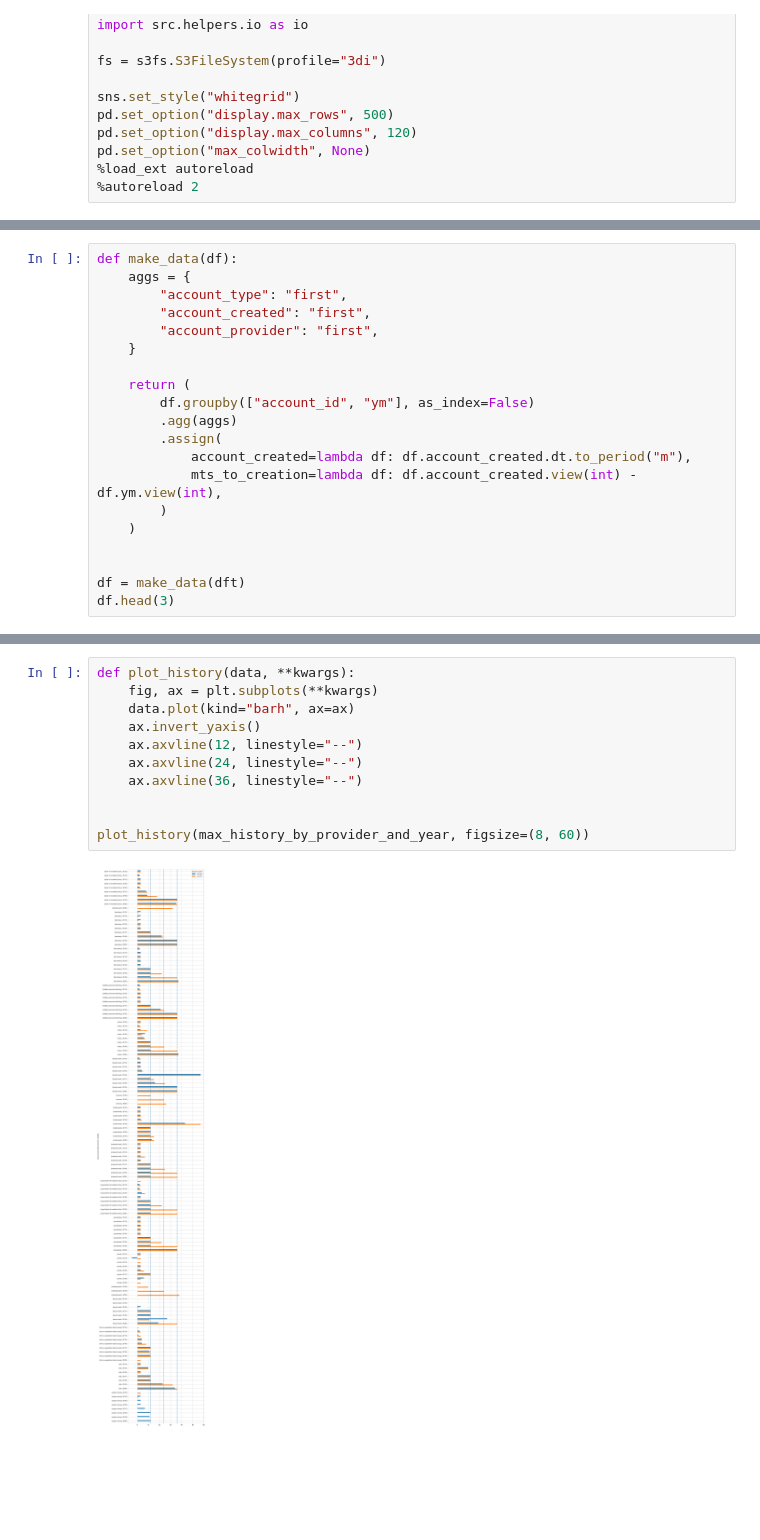
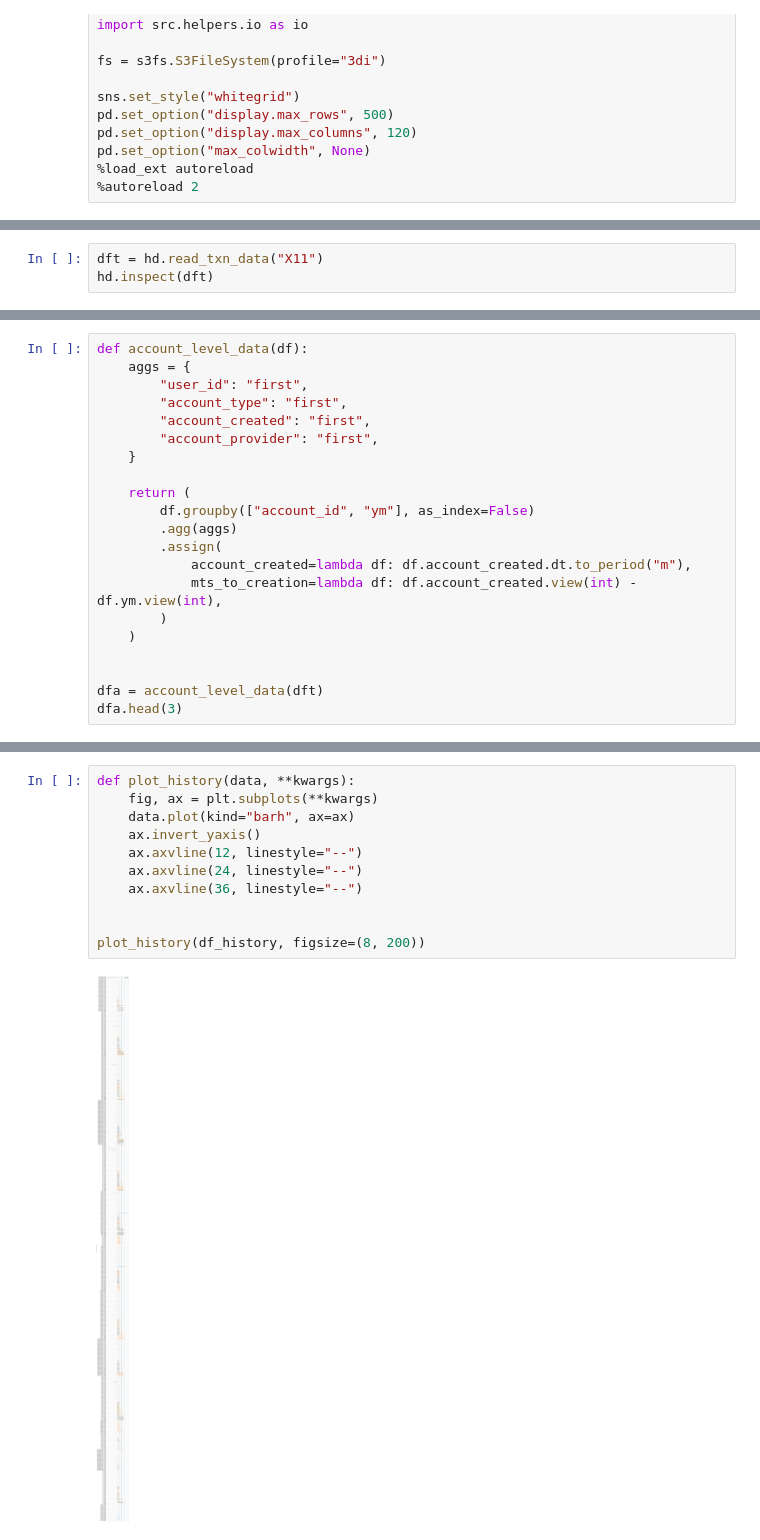
Before and after one commit to fabiangunzinger/mdb_eval, a Jupyter notebook: notebooks/available_account_history.ipynb, the cells around one changed output, grey strips where cells are left out. Cells and saved outputs as stored; diff of their text form; blank space fills up the shorter version.

```diff
--- a/notebooks/available_account_history.ipynb
+++ b/notebooks/available_account_history.ipynb
@@ -38,0 +33,3 @@ shape: (6,653,551, 35), users: 2734
+# %%
+dft = hd.read_txn_data("X11")
+hd.inspect(dft)
@@ -41,6 +44,7 @@ shape: (6,653,551, 35), users: 2734
 # %%
-def make_data(df):
+def account_level_data(df):
     aggs = {
+        "user_id": "first",
         "account_type": "first",
         "account_created": "first",
         "account_provider": "first",
@@ -56,6 +60,6 @@ def make_data(df):
     )
 
 
-df = make_data(dft)
-df.head(3)
+dfa = account_level_data(dft)
+dfa.head(3)
 # %% [output]
@@ -97,13 +151,13 @@ max_history_by_provider_and_year.head(3)
 # %%
 def plot_history(data, **kwargs):
     fig, ax = plt.subplots(**kwargs)
     data.plot(kind="barh", ax=ax)
     ax.invert_yaxis()
     ax.axvline(12, linestyle="--")
     ax.axvline(24, linestyle="--")
     ax.axvline(36, linestyle="--")
 
 
-plot_history(max_history_by_provider_and_year, figsize=(8, 60))
+plot_history(df_history, figsize=(8, 200))
 # %% [output]
-[figure, old version]
+[figure, new version]
```
Also changed, not shown: parts of 19 cells of this notebook, 18 other files.
